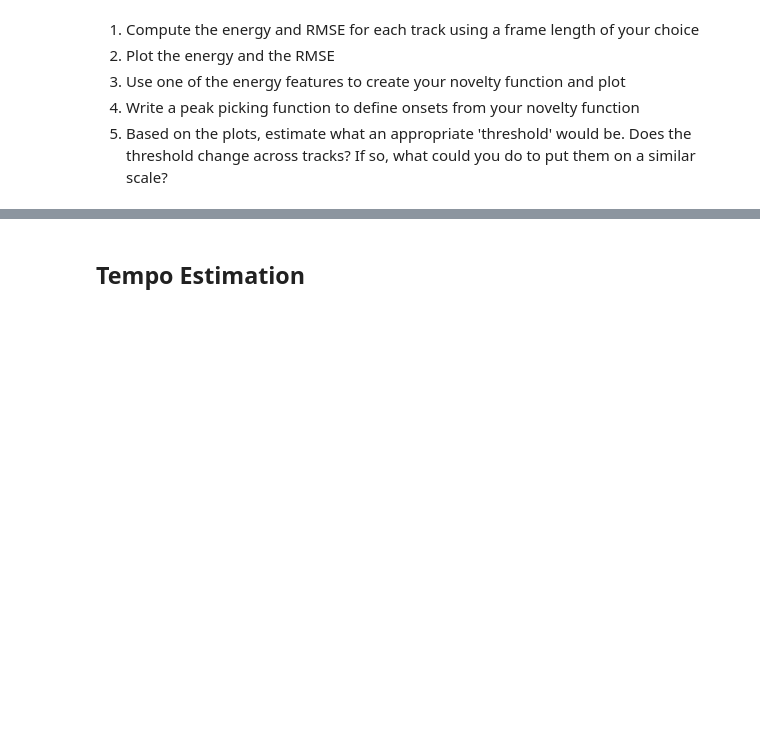
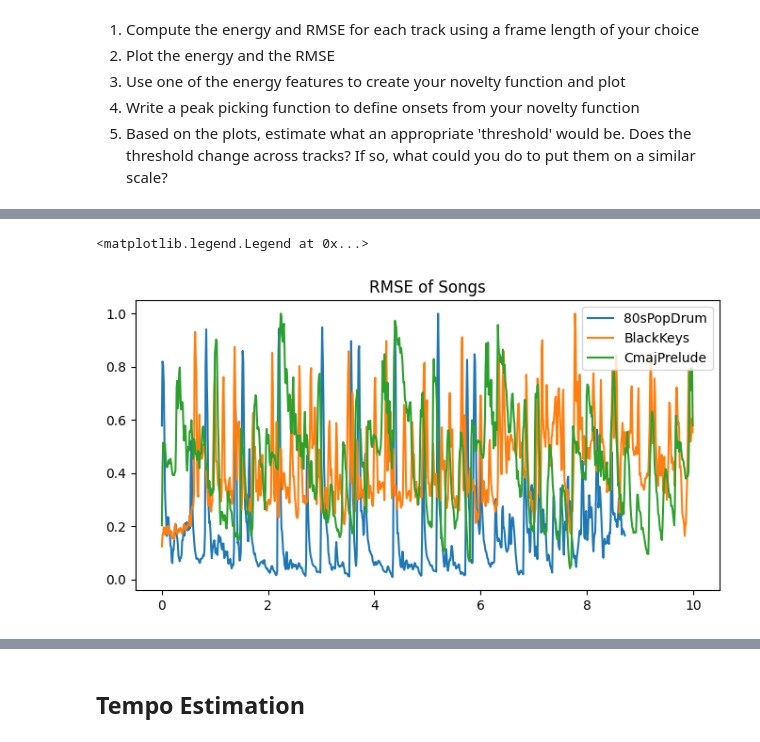
Before and after one commit to thedarknessuser/AudioTechII, a Jupyter notebook: Activities/Activity8_OnsetDetection.ipynb, the cells around one changed output, grey strips where cells are left out. Saved outputs shown, nothing was run; the diff lists cells and outputs as text; code cells hidden in the pictures; blank space fills up the shorter version.

```diff
--- a/Activities/Activity8_OnsetDetection.ipynb
+++ b/Activities/Activity8_OnsetDetection.ipynb
@@ -23,0 +63,19 @@ from scipy.io.wavfile import read
+# %%
+rmse1 = librosa.feature.rms(y = x1, frame_length=frame_length, hop_length=hop_length, center=True)
+rmse2 = librosa.feature.rms(y = x2, frame_length=frame_length, hop_length=hop_length, center=True)
+rmse3 = librosa.feature.rms(y = x3, frame_length=frame_length, hop_length=hop_length, center=True)
+frames1 = range(len(energy1))
+frames2 = range(len(energy2))
+frames3 = range(len(energy3))
+t1 = librosa.frames_to_time(frames1, sr=fs1, hop_length=hop_length)
+t2 = librosa.frames_to_time(frames2, sr=fs2, hop_length=hop_length)
+t3 = librosa.frames_to_time(frames3, sr=fs3, hop_length=hop_length)
+
+plt.plot(t1, rmse1[0]/rmse1[0].max())
+plt.plot(t2, rmse2[0]/rmse2[0].max())
+plt.plot(t3, rmse3[0]/rmse3[0].max())
+plt.title("RMSE of Songs")
+plt.legend(['80sPopDrum', 'BlackKeys','CmajPrelude'])
+# %% [output]
+<matplotlib.legend.Legend at 0x...>
+[figure, added]
```
Also changed, not shown: parts of 8 cells of this notebook, 1 other file.
